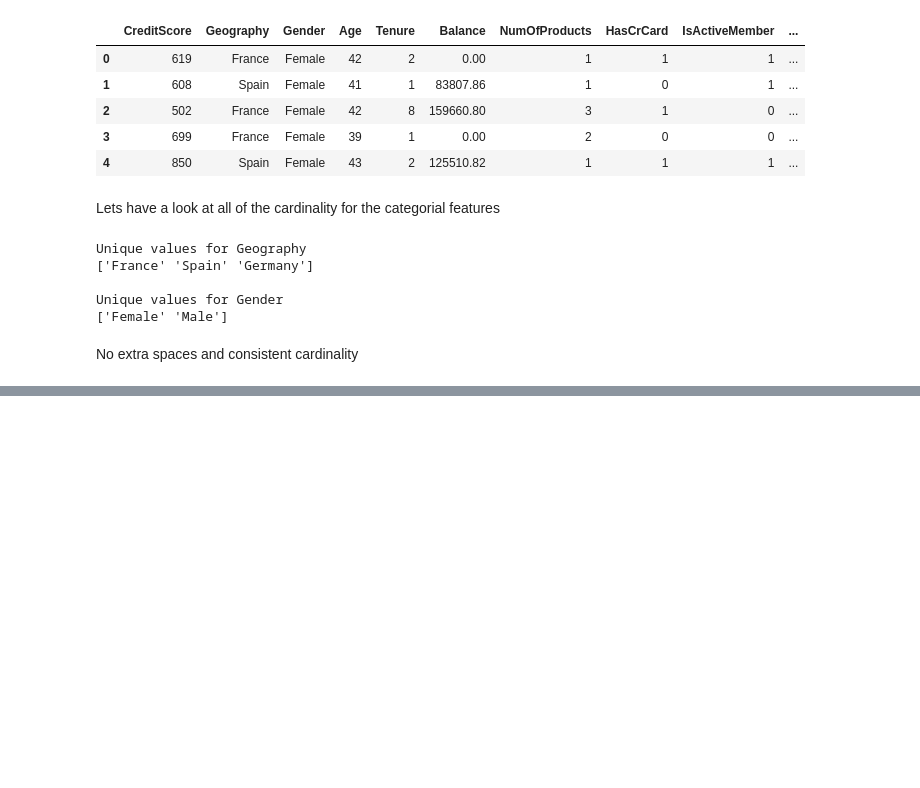
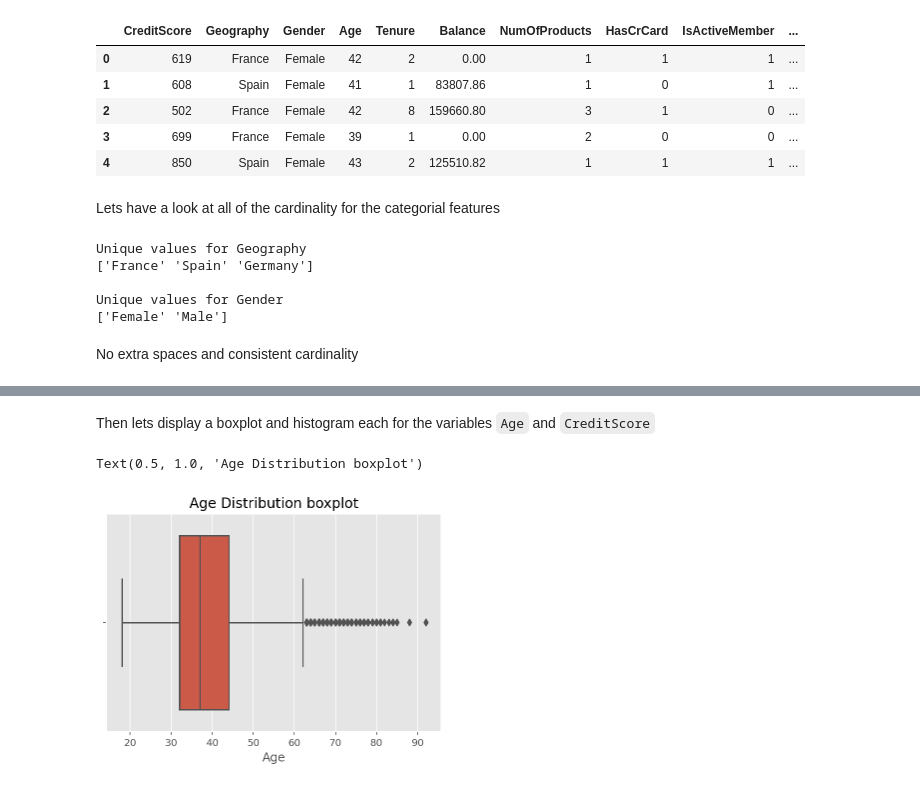
Before and after one commit to k-gs/Phase1, a Jupyter notebook: Phase1.ipynb, the cells around one changed output, grey strips where cells are left out. Drawn from its saved outputs; the diff is of its cells as text; code cells hidden in the pictures; blank space fills up the shorter version.

```diff
--- a/Phase1.ipynb
+++ b/Phase1.ipynb
@@ -176,0 +221,8 @@ Target feature is already binary with 1 as positive and 0 as negative so no chan
+# %% [markdown]
+Then lets display a boxplot and histogram each for the variables `Age` and `CreditScore`
+# %%
+# Age boxplot using seaborn
+sns.boxplot(data['Age']).set_title('Age Distribution Boxplot', fontsize= 14)
+# %% [output]
+Text(0.5, 1.0, 'Age Distribution boxplot')
+[figure, added]
```
Also changed, not shown: parts of 16 cells of this notebook.
